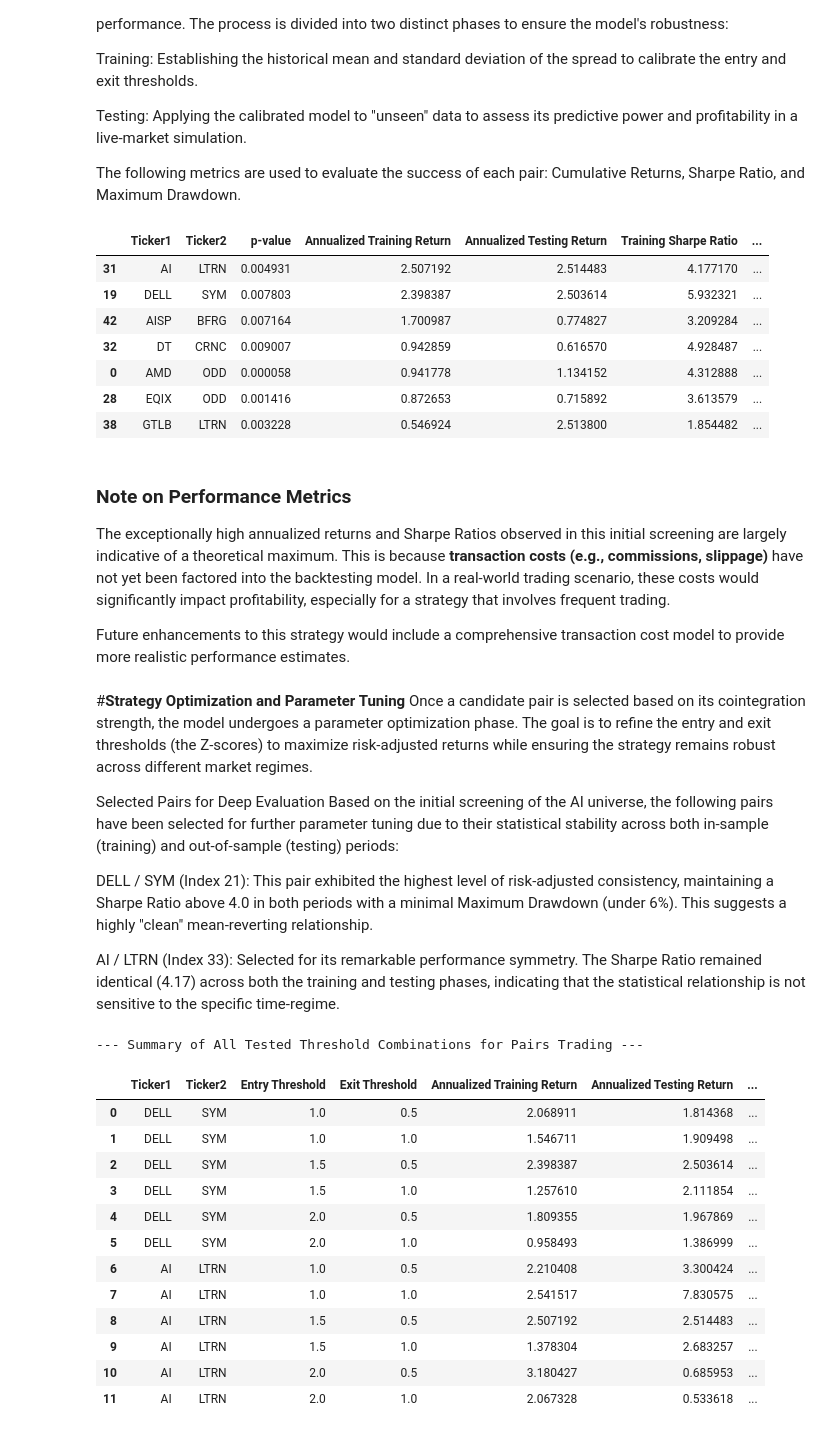
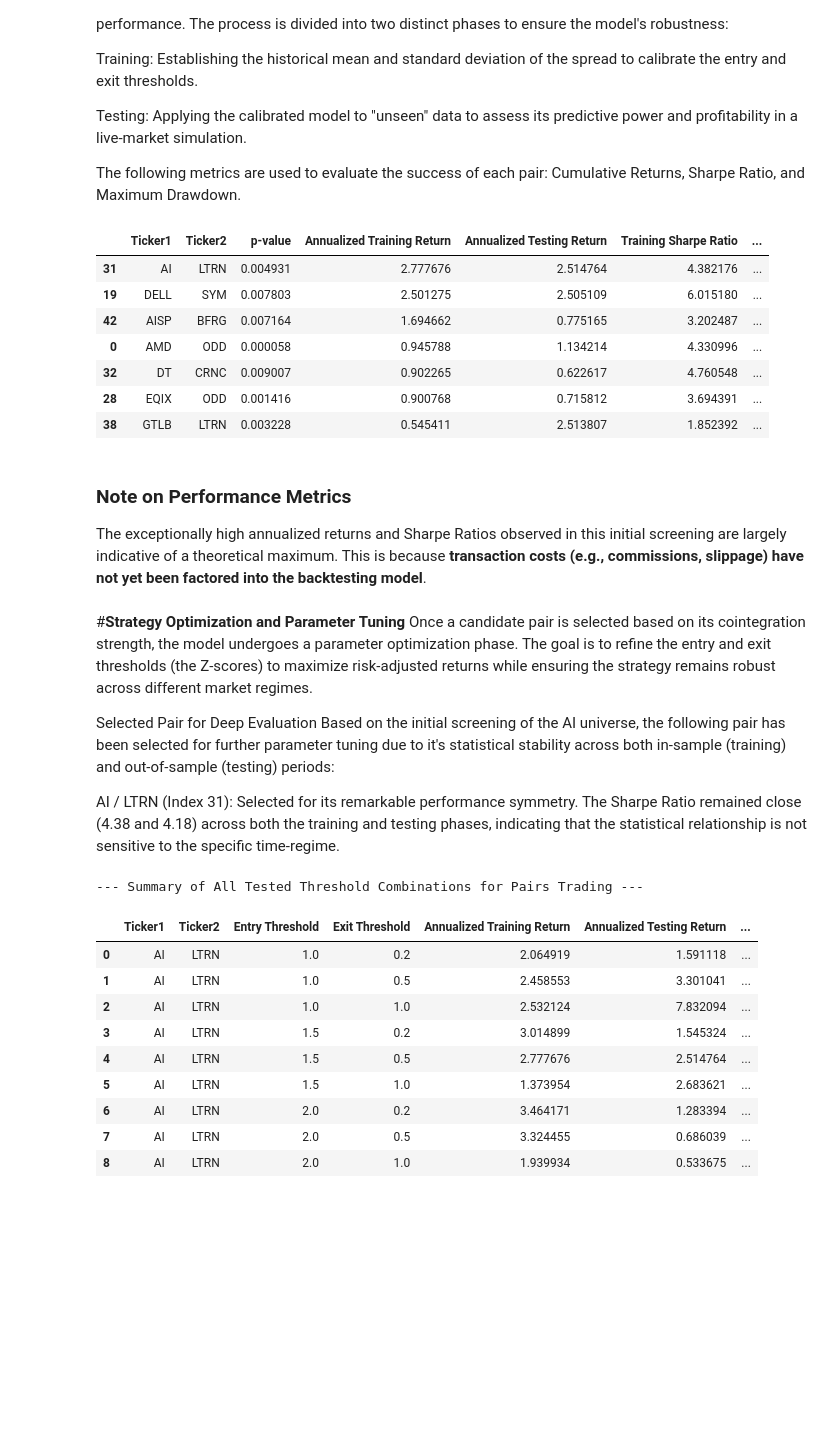
Before and after one commit to GadiSap/Statistical-Arbitrage-Backtester, a Jupyter notebook: AI_Sector_Statistical_Arbitrage_Framework.ipynb, the cells around one changed output. Cells and saved outputs as stored; diff of their text form; code cells hidden in the pictures; blank space fills up the shorter version.

```diff
--- a/AI_Sector_Statistical_Arbitrage_Framework.ipynb
+++ b/AI_Sector_Statistical_Arbitrage_Framework.ipynb
@@ -476,41 +488,37 @@ filtered_df = df_pair_results[
 
 # Sort the filtered DataFrame by 'Position Return- Train' in descending order and display the top rows
 # This helps in identifying the best performing pairs that meet the criteria.
-filtered_df.sort_values(by='Annualized Training Return', ascending=False).head(20)
+filtered_df.sort_values(by='Annualized Training Return', ascending=False).head(50)
 # %% [output]
 |  | Ticker1 | Ticker2 | p-value | Annualized Training Return | Annualized Testing Return | Training Sharpe Ratio | ... |
-| 31 | AI | LTRN | 0.004931 | 2.507192 | 2.514483 | 4.177170 | ... |
-| 19 | DELL | SYM | 0.007803 | 2.398387 | 2.503614 | 5.932321 | ... |
-| 42 | AISP | BFRG | 0.007164 | 1.700987 | 0.774827 | 3.209284 | ... |
-| 32 | DT | CRNC | 0.009007 | 0.942859 | 0.616570 | 4.928487 | ... |
-| 0 | AMD | ODD | 0.000058 | 0.941778 | 1.134152 | 4.312888 | ... |
-| 28 | EQIX | ODD | 0.001416 | 0.872653 | 0.715892 | 3.613579 | ... |
-| 38 | GTLB | LTRN | 0.003228 | 0.546924 | 2.513800 | 1.854482 | ... |
+| 31 | AI | LTRN | 0.004931 | 2.777676 | 2.514764 | 4.382176 | ... |
+| 19 | DELL | SYM | 0.007803 | 2.501275 | 2.505109 | 6.015180 | ... |
+| 42 | AISP | BFRG | 0.007164 | 1.694662 | 0.775165 | 3.202487 | ... |
+| 0 | AMD | ODD | 0.000058 | 0.945788 | 1.134214 | 4.330996 | ... |
+| 32 | DT | CRNC | 0.009007 | 0.902265 | 0.622617 | 4.760548 | ... |
+| 28 | EQIX | ODD | 0.001416 | 0.900768 | 0.715812 | 3.694391 | ... |
+| 38 | GTLB | LTRN | 0.003228 | 0.545411 | 2.513807 | 1.852392 | ... |
 # %% [markdown]
 ### **Note on Performance Metrics**
 
-The exceptionally high annualized returns and Sharpe Ratios observed in this initial screening are largely indicative of a theoretical maximum. This is because **transaction costs (e.g., commissions, slippage)** have not yet been factored into the backtesting model. In a real-world trading scenario, these costs would significantly impact profitability, especially for a strategy that involves frequent trading.
-
-Future enhancements to this strategy would include a comprehensive transaction cost model to provide more realistic performance estimates.
+The exceptionally high annualized returns and Sharpe Ratios observed in this initial screening are largely indicative of a theoretical maximum. This is because **transaction costs (e.g., commissions, slippage) have not yet been factored into the backtesting model**.
 # %% [markdown]
 #**Strategy Optimization and Parameter Tuning**
 Once a candidate pair is selected based on its cointegration strength, the model undergoes a parameter optimization phase. The goal is to refine the entry and exit thresholds (the Z-scores) to maximize risk-adjusted returns while ensuring the strategy remains robust across different market regimes.
 
-Selected Pairs for Deep Evaluation
-Based on the initial screening of the AI universe, the following pairs have been selected for further parameter tuning due to their statistical stability across both in-sample (training) and out-of-sample (testing) periods:
+Selected Pair for Deep Evaluation
+Based on the initial screening of the AI universe, the following pair has been selected for further parameter tuning due to it's statistical stability across both in-sample (training) and out-of-sample (testing) periods:
 
-DELL / SYM (Index 21): This pair exhibited the highest level of risk-adjusted consistency, maintaining a Sharpe Ratio above 4.0 in both periods with a minimal Maximum Drawdown (under 6%). This suggests a highly "clean" mean-reverting relationship.
-
-AI / LTRN (Index 33): Selected for its remarkable performance symmetry. The Sharpe Ratio remained identical (4.17) across both the training and testing phases, indicating that the statistical relationship is not sensitive to the specific time-regime.
+AI / LTRN (Index 31): Selected for its remarkable performance symmetry. The Sharpe Ratio remained close (4.38 and 4.18) across both the training and testing phases, indicating that the statistical relationship is not sensitive to the specific time-regime.
 # %%
 # Define a list of entry threshold values to test for the pairs trading strategy.
 # These thresholds are typically Z-score values that trigger a trade entry.
 entry_thresholds=[1, 1.5, 2]
 # Define a list of exit threshold values to test.
 # These thresholds are Z-score values that trigger a trade exit, usually closer to zero than entry thresholds.
-exit_thresholds=[0.5, 1]
+exit_thresholds=[0.2, 0.5, 1]
 # Specify the tickers of the stock pairs to be analyzed.
-pairs_final = [['DELL', 'SYM'], ['AI', 'LTRN']]
+pairs_final = [['AI',	'LTRN']]
 
 # Initialize an empty list to store comprehensive results for all combinations
 df_all_threshold_results = []
@@ -520,46 +528,43 @@ for pair in pairs_final:
 
   # Loop through each entry threshold value.
   for ent in entry_thresholds:
     # For each entry threshold, loop through each exit threshold value.
     for exi in exit_thresholds:
       # Call the 'test_pairs_trading_thesis' function with the current entry and exit thresholds.
       train_ret, test_ret, _, _, _, _, _, _, _, _, sharpe_ratio_training, max_drawdown_training, sharpe_ratio_testing, max_drawdown_testing = \
           test_pairs_trading_thesis(df_AI, pair[0], pair[1], coint_pvalue=0, coint_score=0, entry_threshold=ent, exit_threshold=exi, plotting=False)
 
       # Append the results for the current combination to the list
       df_all_threshold_results.append({
           'Ticker1': pair[0],
           'Ticker2': pair[1],
           'Entry Threshold': ent,
           'Exit Threshold': exi,
           'Annualized Training Return': train_ret,
           'Annualized Testing Return': test_ret,
           'Training Sharpe Ratio': sharpe_ratio_training,
           'Testing Sharpe Ratio': sharpe_ratio_testing,
           'Training Max Drawdown': max_drawdown_training,
           'Testing Max Drawdown': max_drawdown_testing
       })
 
 
 # Create a Pandas DataFrame from the 'df_all_threshold_results' list and print it
 df_results_summary = pd.DataFrame(df_all_threshold_results)
 print("\n--- Summary of All Tested Threshold Combinations for Pairs Trading ---")
-df_results_summary.head(20)
+df_results_summary.head(50)
 # %% [output]
 --- Summary of All Tested Threshold Combinations for Pairs Trading ---
 |  | Ticker1 | Ticker2 | Entry Threshold | Exit Threshold | Annualized Training Return | Annualized Testing Return | ... |
-| 0 | DELL | SYM | 1.0 | 0.5 | 2.068911 | 1.814368 | ... |
-| 1 | DELL | SYM | 1.0 | 1.0 | 1.546711 | 1.909498 | ... |
-| 2 | DELL | SYM | 1.5 | 0.5 | 2.398387 | 2.503614 | ... |
-| 3 | DELL | SYM | 1.5 | 1.0 | 1.257610 | 2.111854 | ... |
-| 4 | DELL | SYM | 2.0 | 0.5 | 1.809355 | 1.967869 | ... |
-| 5 | DELL | SYM | 2.0 | 1.0 | 0.958493 | 1.386999 | ... |
-| 6 | AI | LTRN | 1.0 | 0.5 | 2.210408 | 3.300424 | ... |
-| 7 | AI | LTRN | 1.0 | 1.0 | 2.541517 | 7.830575 | ... |
-| 8 | AI | LTRN | 1.5 | 0.5 | 2.507192 | 2.514483 | ... |
-| 9 | AI | LTRN | 1.5 | 1.0 | 1.378304 | 2.683257 | ... |
-| 10 | AI | LTRN | 2.0 | 0.5 | 3.180427 | 0.685953 | ... |
-| 11 | AI | LTRN | 2.0 | 1.0 | 2.067328 | 0.533618 | ... |
+| 0 | AI | LTRN | 1.0 | 0.2 | 2.064919 | 1.591118 | ... |
+| 1 | AI | LTRN | 1.0 | 0.5 | 2.458553 | 3.301041 | ... |
+| 2 | AI | LTRN | 1.0 | 1.0 | 2.532124 | 7.832094 | ... |
+| 3 | AI | LTRN | 1.5 | 0.2 | 3.014899 | 1.545324 | ... |
+| 4 | AI | LTRN | 1.5 | 0.5 | 2.777676 | 2.514764 | ... |
+| 5 | AI | LTRN | 1.5 | 1.0 | 1.373954 | 2.683621 | ... |
+| 6 | AI | LTRN | 2.0 | 0.2 | 3.464171 | 1.283394 | ... |
+| 7 | AI | LTRN | 2.0 | 0.5 | 3.324455 | 0.686039 | ... |
+| 8 | AI | LTRN | 2.0 | 1.0 | 1.939934 | 0.533675 | ... |
 # %% [markdown]
 ## **Strategy Optimization: Threshold Selection**
 
```
Also changed, not shown: parts of 7 cells of this notebook.
